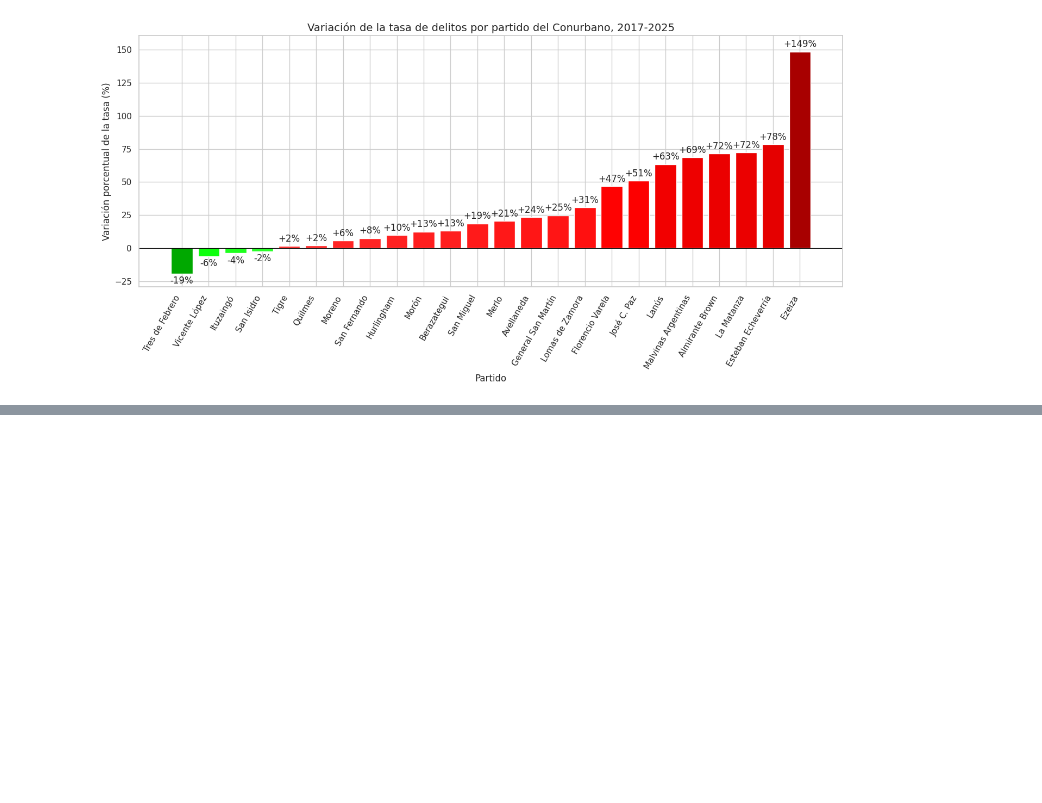
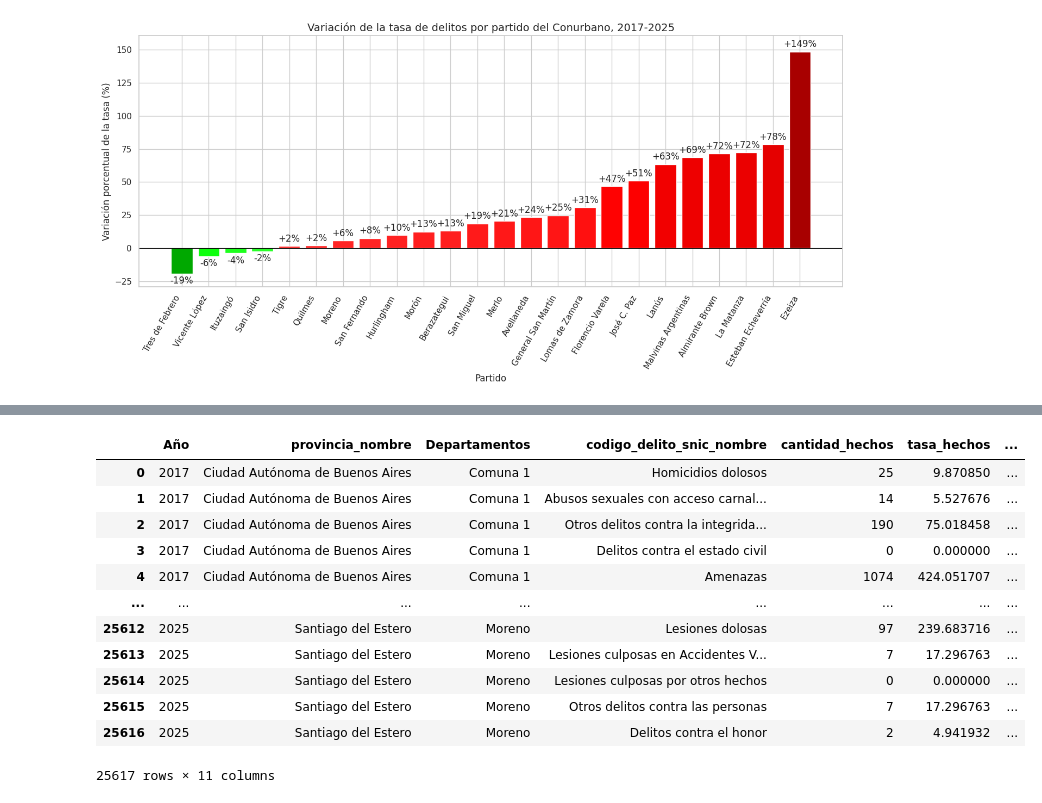
Before and after one commit to bauhaushm/TP-Delito_en_AMBA, a Jupyter notebook: TP_Delito.ipynb, the cells around one changed output, grey strips where cells are left out. Cells and saved outputs as stored; diff of their text form; code cells hidden in the pictures; blank space fills up the shorter version.

Commit message:
Se crea df_amba

```diff
--- a/TP_Delito.ipynb
+++ b/TP_Delito.ipynb
@@ -332,0 +440,16 @@ plt.show()
+# %%
+df_amba
+# %% [output]
+|  | Año | provincia_nombre | Departamentos | codigo_delito_snic_nombre | cantidad_hechos | tasa_hechos | ... |
+| 0 | 2017 | Ciudad Autónoma de Buenos Aires | Comuna 1 | Homicidios dolosos | 25 | 9.870850 | ... |
+| 1 | 2017 | Ciudad Autónoma de Buenos Aires | Comuna 1 | Abusos sexuales con acceso carnal... | 14 | 5.527676 | ... |
+| 2 | 2017 | Ciudad Autónoma de Buenos Aires | Comuna 1 | Otros delitos contra la integrida... | 190 | 75.018458 | ... |
+| 3 | 2017 | Ciudad Autónoma de Buenos Aires | Comuna 1 | Delitos contra el estado civil | 0 | 0.000000 | ... |
+| 4 | 2017 | Ciudad Autónoma de Buenos Aires | Comuna 1 | Amenazas | 1074 | 424.051707 | ... |
+| ... | ... | ... | ... | ... | ... | ... | ... |
+| 25612 | 2025 | Santiago del Estero | Moreno | Lesiones dolosas | 97 | 239.683716 | ... |
+| 25613 | 2025 | Santiago del Estero | Moreno | Lesiones culposas en Accidentes V... | 7 | 17.296763 | ... |
+| 25614 | 2025 | Santiago del Estero | Moreno | Lesiones culposas por otros hechos | 0 | 0.000000 | ... |
+| 25615 | 2025 | Santiago del Estero | Moreno | Otros delitos contra las personas | 7 | 17.296763 | ... |
+| 25616 | 2025 | Santiago del Estero | Moreno | Delitos contra el honor | 2 | 4.941932 | ... |
+25617 rows × 11 columns
```
Also changed, not shown: parts of 4 cells of this notebook.
